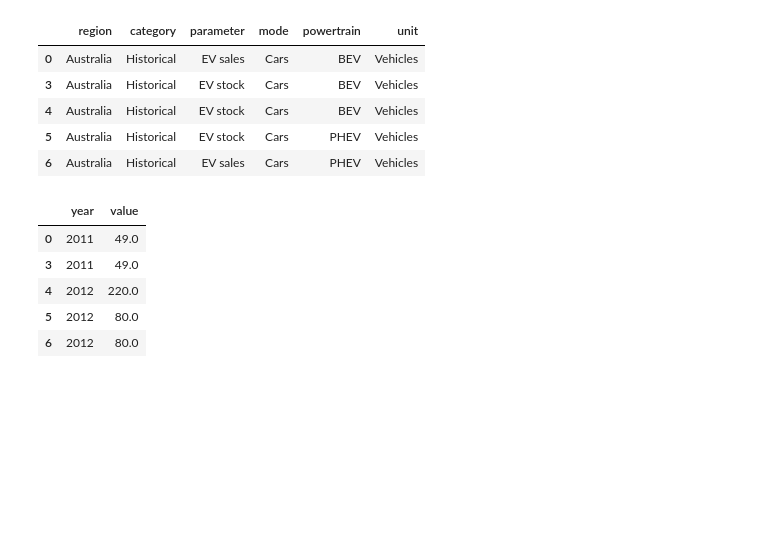
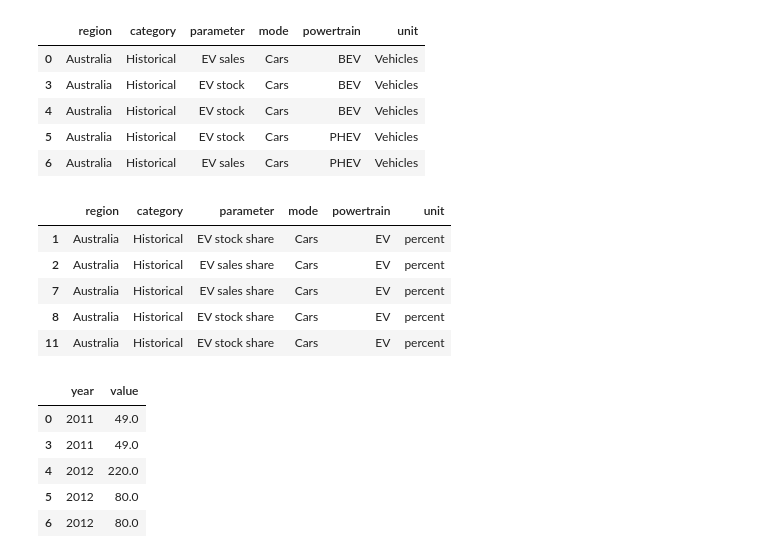
Before and after one commit to kittu125/ML, a Jupyter notebook: EV_Sales.ipynb, the cells around one changed output. Drawn from its saved outputs; the diff is of its cells as text; code cells hidden in the pictures; blank space fills up the shorter version.

```diff
--- a/EV_Sales.ipynb
+++ b/EV_Sales.ipynb
@@ -103,6 +107,8 @@ df2.head()
 | 11 | Australia | Historical | EV stock share | Cars | EV | 2013 | percent | 0.00460 |
 # %%
 df1_cat = df1.select_dtypes(include=object)
+# %%
+df2_cat = df2.select_dtypes(include=object)
 # %%
 df1_cat.head()
 # %% [output]
@@ -112,5 +118,14 @@ df1_cat.head()
 | 4 | Australia | Historical | EV stock | Cars | BEV | Vehicles |
 | 5 | Australia | Historical | EV stock | Cars | PHEV | Vehicles |
 | 6 | Australia | Historical | EV sales | Cars | PHEV | Vehicles |
+# %%
+df2_cat.head()
+# %% [output]
+|  | region | category | parameter | mode | powertrain | unit |
+| 1 | Australia | Historical | EV stock share | Cars | EV | percent |
+| 2 | Australia | Historical | EV sales share | Cars | EV | percent |
+| 7 | Australia | Historical | EV sales share | Cars | EV | percent |
+| 8 | Australia | Historical | EV stock share | Cars | EV | percent |
+| 11 | Australia | Historical | EV stock share | Cars | EV | percent |
 # %%
 df1_num = df1.select_dtypes(include=[np.number])
```
Also changed, not shown: parts of 83 cells of this notebook.
